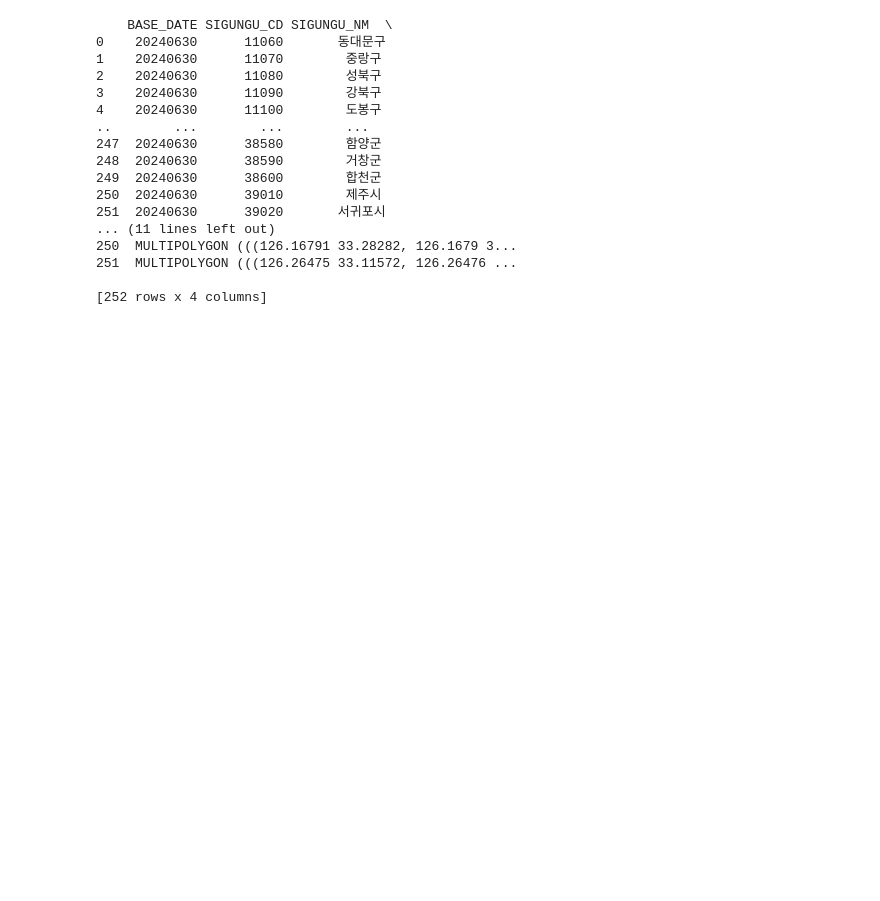
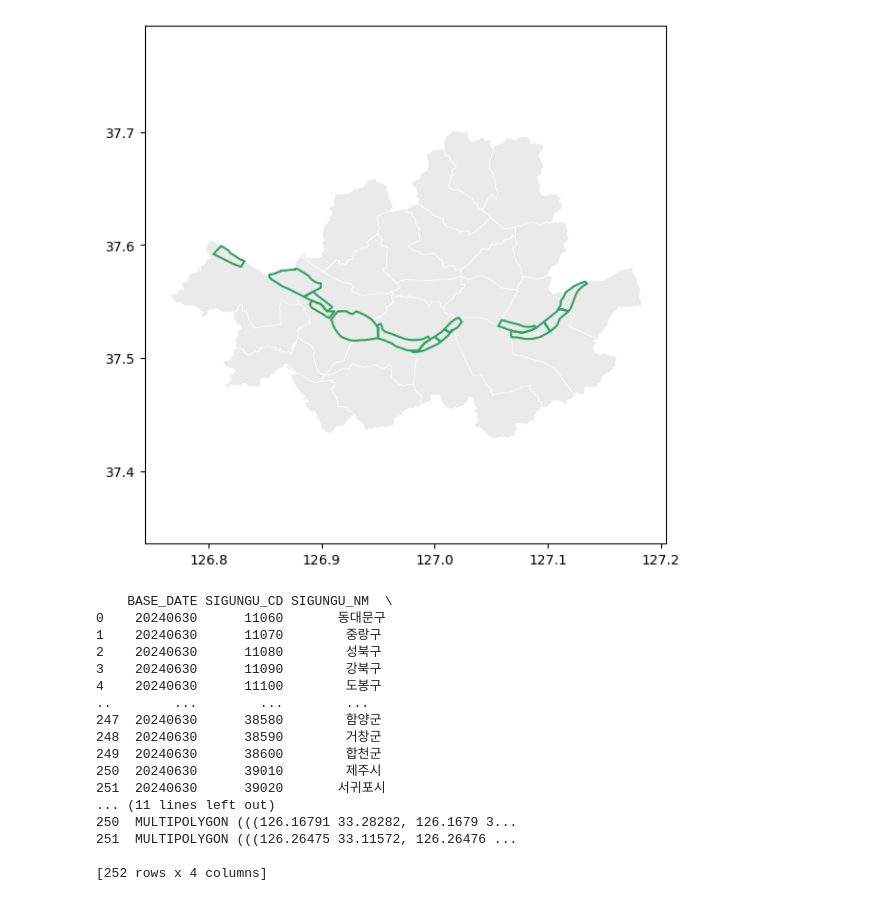
Before and after one commit to daeunpk/seoul_datahub_contest, a Jupyter notebook: map/get_geojson.ipynb, the cells around one changed output. Saved outputs shown, nothing was run; the diff lists cells and outputs as text; code cells hidden in the pictures; blank space fills up the shorter version.

```diff
--- a/map/get_geojson.ipynb
+++ b/map/get_geojson.ipynb
@@ -29,3 +22,19 @@ gu_seoul.plot()
+# %%
+import geopandas as gpd
+import matplotlib.pyplot as plt
+
+# 각 파일을 개별로 읽기 (좌표계는 4326으로 통일)
+gu = gpd.read_file("bnd_sigungu_11_2024_2Q/bnd_sigungu_11_2024_2Q.shp", encoding="cp949").to_crs(4326)
+parks = gpd.read_file("result/hangang_parks.shp").to_crs(4326)
+
+# 핵심: 같은 ax에 그리기
+ax = gu.plot(edgecolor="white", facecolor="#eaeaea", linewidth=0.5, figsize=(7,7))
+parks.plot(ax=ax, facecolor="none", edgecolor="#2ca25f", linewidth=1.5)
+
+plt.axis("equal")
+plt.show()
+# %% [output]
+[figure, added]
 # %%
 print(gu)
 # %% [output]
```
Also changed, not shown: parts of 9 cells of this notebook, 21 other files.
